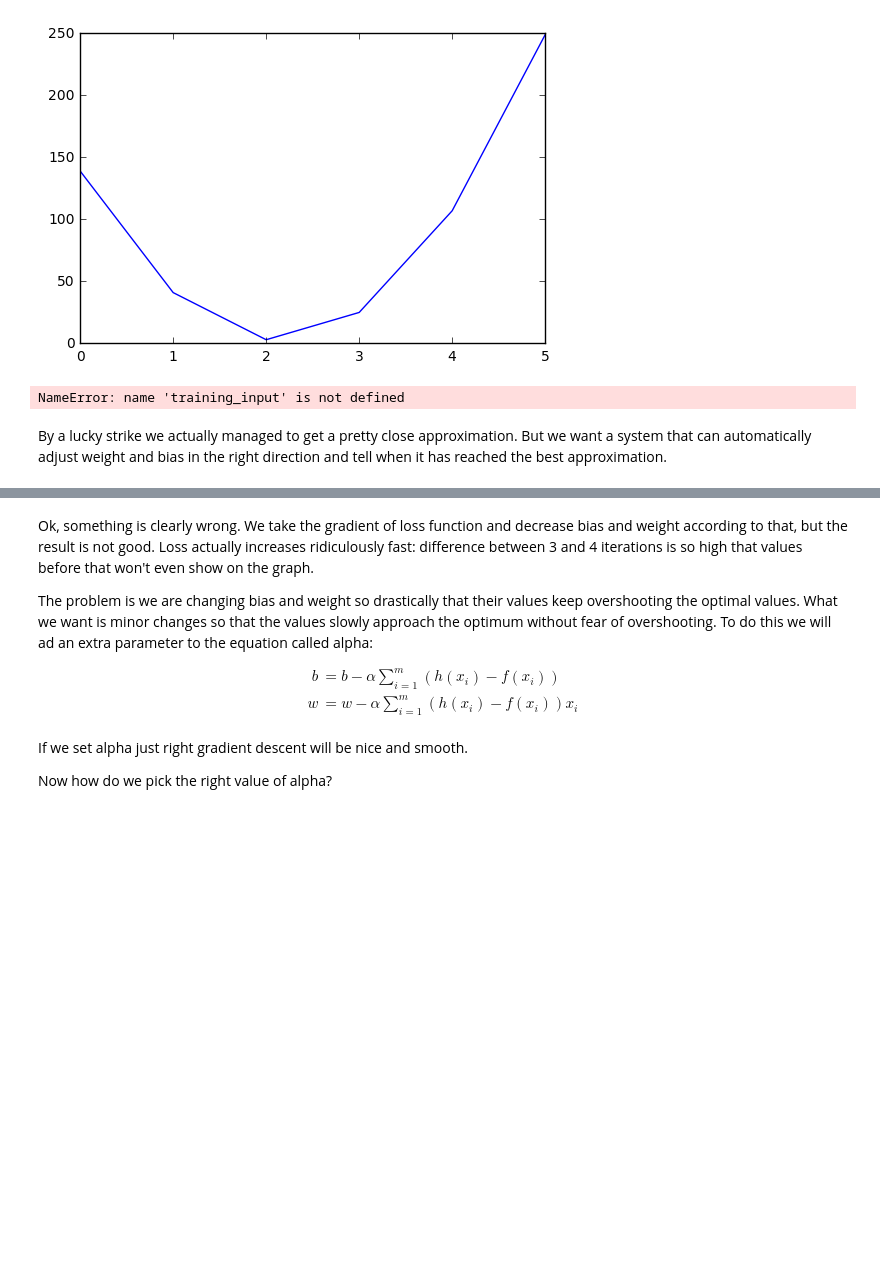
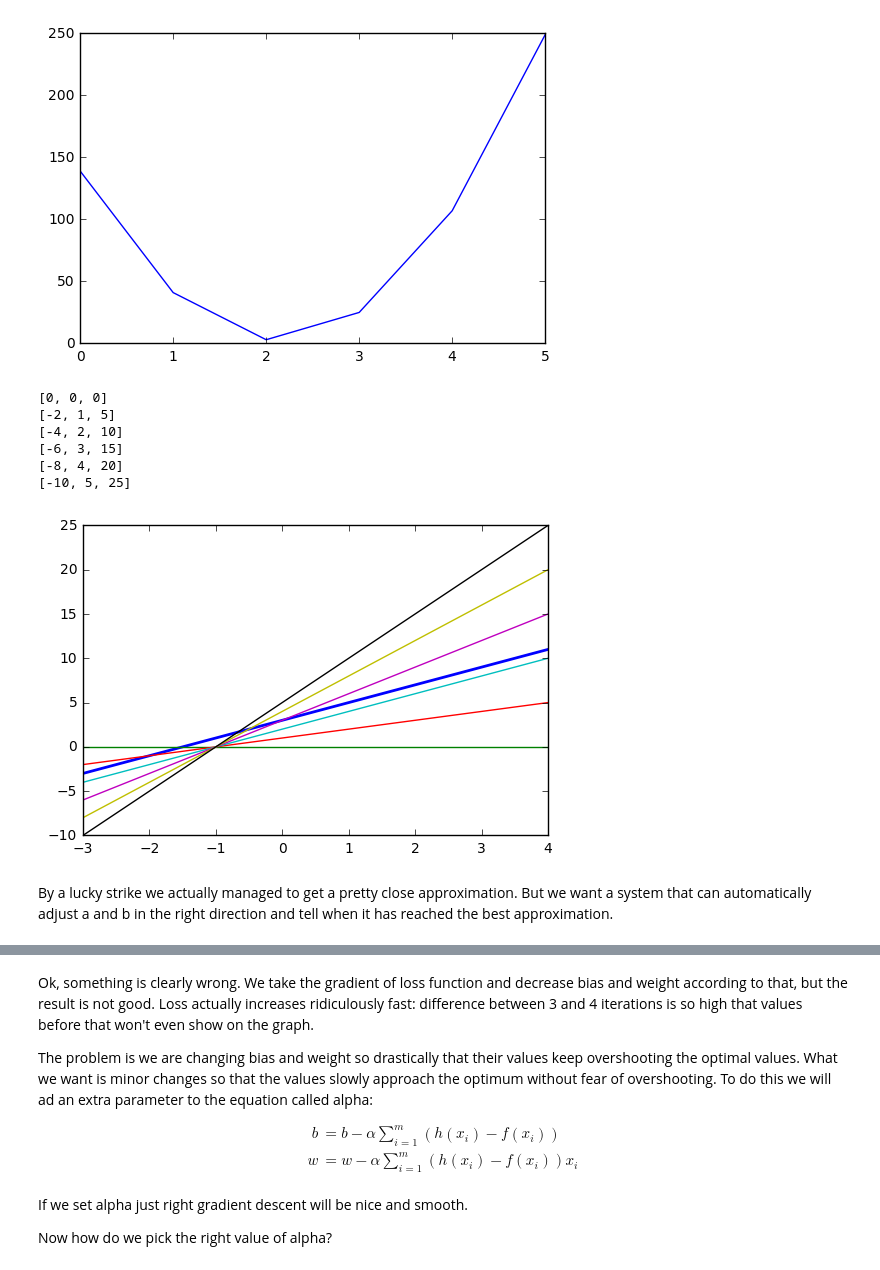
Before and after one commit to jarmop/learning, a Jupyter notebook: machine-learning.ipynb, the cells around one changed output, grey strips where cells are left out. Drawn from its saved outputs; the diff is of its cells as text; code cells hidden in the pictures; blank space fills up the shorter version.

```diff
--- a/machine-learning.ipynb
+++ b/machine-learning.ipynb
@@ -74,23 +74,29 @@ plt.show()
 [figure]
 # %%
 machine = Machine()
-plt.plot(training_set, correct_values, linewidth=2.0)
+plt.plot(training_set, f_values, linewidth=2.0)
 for i in range(0,iterations):
-    training_output = []
-    for x in training_input:
-        training_output.append(machine.h(x))
+    h_values = []
+    for x in training_set:
+        h_values.append(machine.h(x))
 
     machine.a += 1
     machine.b += 1
 
-    print(training_output)
-    plt.plot(training_input, training_output)
+    print(h_values)
+    plt.plot(training_set, h_values)
 
 plt.show()
 # %% [output]
-NameError: name 'training_input' is not defined
+[0, 0, 0]
+[-2, 1, 5]
+[-4, 2, 10]
+[-6, 3, 15]
+[-8, 4, 20]
+[-10, 5, 25]
+[figure, added]
 # %% [markdown]
-By a lucky strike we actually managed to get a pretty close approximation. But we want a system that can automatically adjust weight and bias in the right direction and tell when it has reached the best approximation.
+By a lucky strike we actually managed to get a pretty close approximation. But we want a system that can automatically adjust a and b in the right direction and tell when it has reached the best approximation.
 # %% [markdown]
 # Gradient descent
 Gradient descent is a popular method for doing exactly what we want: Find optimal values of a and b so that the loss becomes minimal.
```
Also changed, not shown: parts of 5 cells of this notebook.
